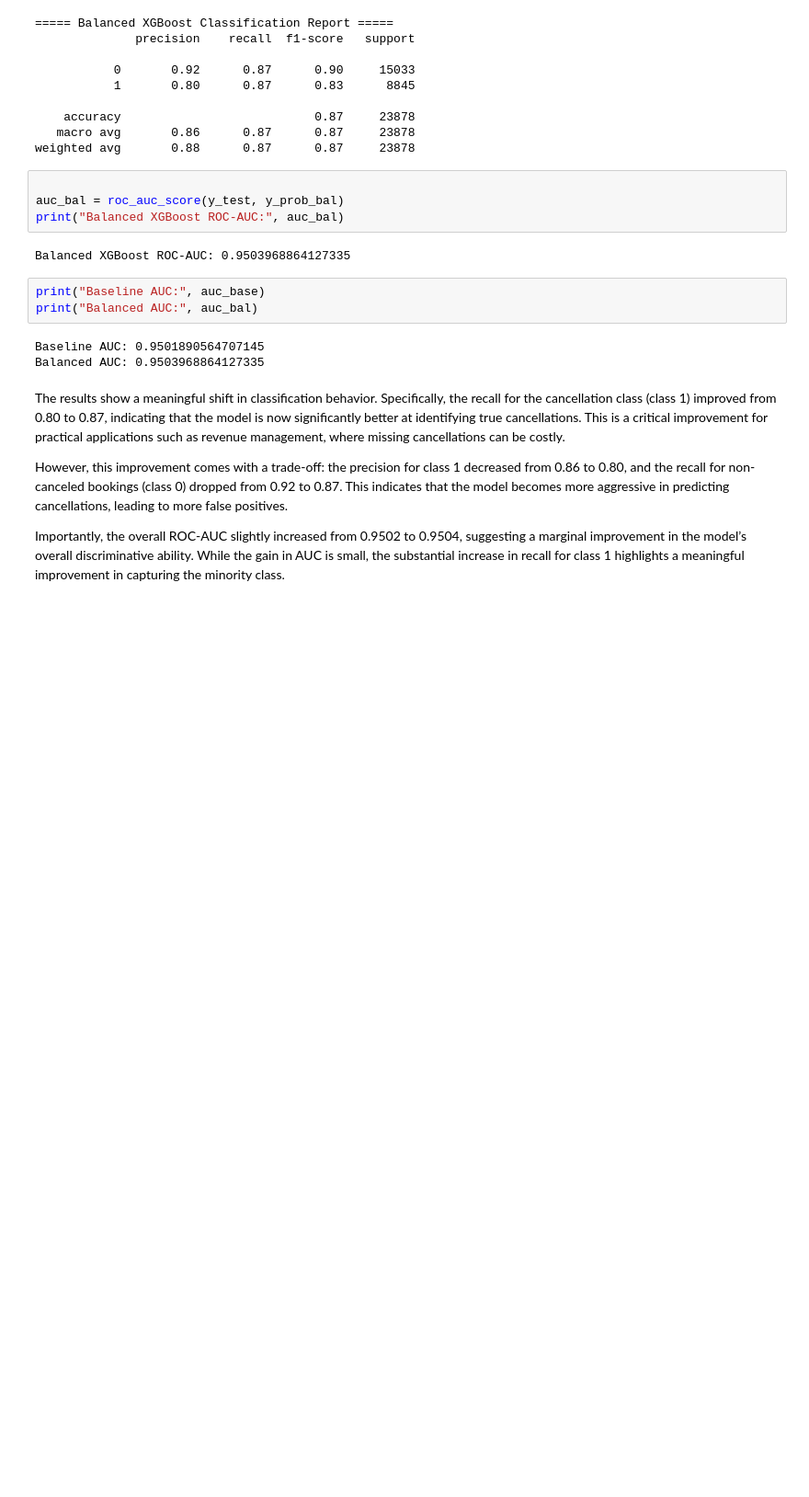
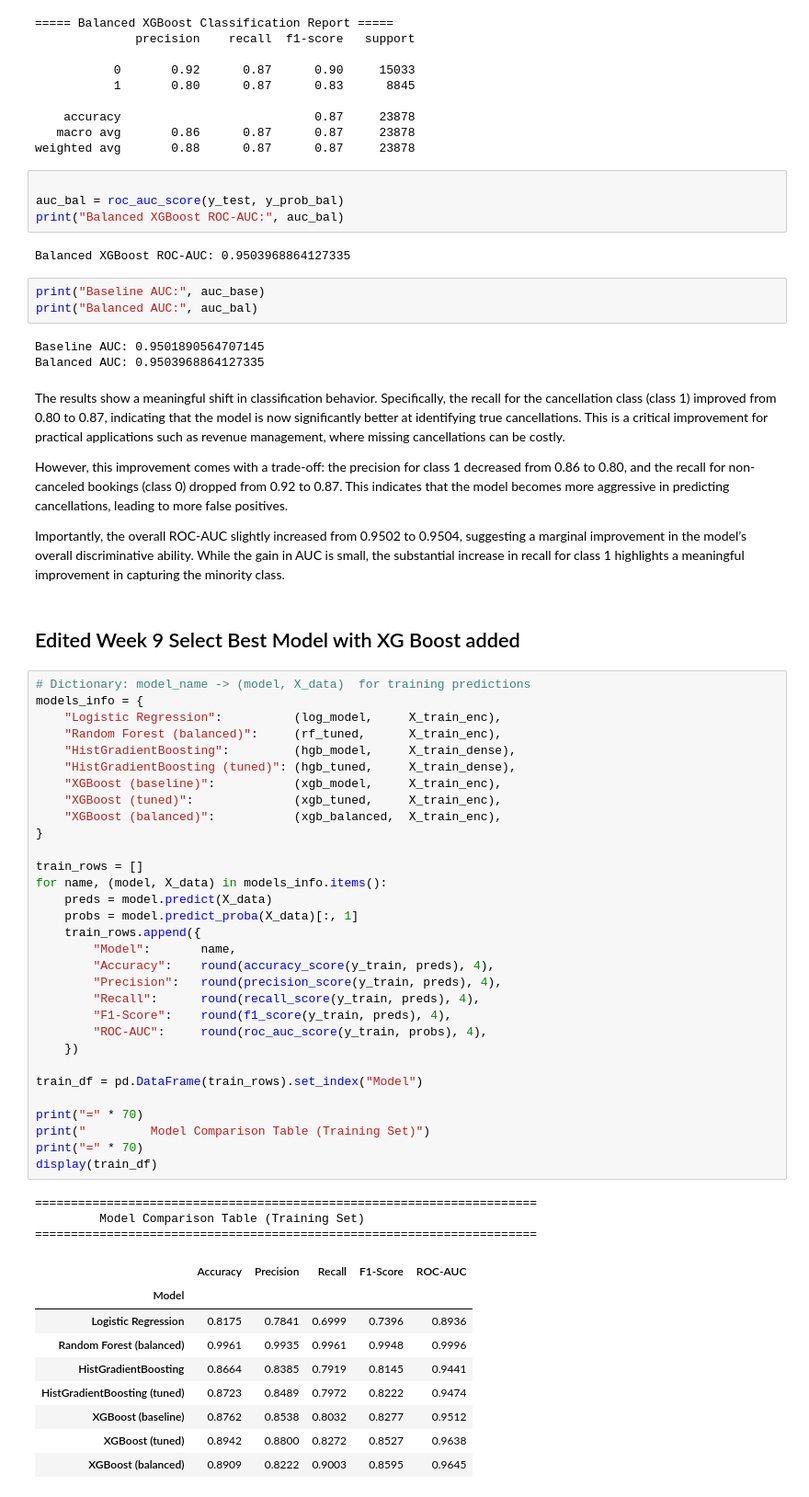
Before and after one commit to tongyuguo/GogoLeoTaki, a Jupyter notebook: notebooks/HotelBooking_Week10.ipynb, the cells around one changed output. Shown at 92% size. Saved outputs shown, nothing was run; the diff lists cells and outputs as text; blank space fills up the shorter version.

Commit message:
Add files via upload
Week 10 with xg_boost models added and updated week 9 model comparison

```diff
--- a/notebooks/HotelBooking_Week10.ipynb
+++ b/notebooks/HotelBooking_Week10.ipynb
@@ -1451,3 +1453,49 @@ The results show a meaningful shift in classification behavior. Specifically, th
 However, this improvement comes with a trade-off: the precision for class 1 decreased from 0.86 to 0.80, and the recall for non-canceled bookings (class 0) dropped from 0.92 to 0.87. This indicates that the model becomes more aggressive in predicting cancellations, leading to more false positives.
 
 Importantly, the overall ROC-AUC slightly increased from 0.9502 to 0.9504, suggesting a marginal improvement in the model’s overall discriminative ability. While the gain in AUC is small, the substantial increase in recall for class 1 highlights a meaningful improvement in capturing the minority class.
+# %% [markdown]
+## Edited Week 9 Select Best Model with XG Boost added
+# %%
+# Dictionary: model_name -> (model, X_data)  for training predictions
+models_info = {
+    "Logistic Regression":          (log_model,     X_train_enc),
+    "Random Forest (balanced)":     (rf_tuned,      X_train_enc),
+    "HistGradientBoosting":         (hgb_model,     X_train_dense),
+    "HistGradientBoosting (tuned)": (hgb_tuned,     X_train_dense),
+    "XGBoost (baseline)":           (xgb_model,     X_train_enc),
+    "XGBoost (tuned)":              (xgb_tuned,     X_train_enc),
+    "XGBoost (balanced)":           (xgb_balanced,  X_train_enc),
+}
+
+train_rows = []
+for name, (model, X_data) in models_info.items():
+    preds = model.predict(X_data)
+    probs = model.predict_proba(X_data)[:, 1]
+    train_rows.append({
+        "Model":       name,
+        "Accuracy":    round(accuracy_score(y_train, preds), 4),
+        "Precision":   round(precision_score(y_train, preds), 4),
+        "Recall":      round(recall_score(y_train, preds), 4),
+        "F1-Score":    round(f1_score(y_train, preds), 4),
+        "ROC-AUC":     round(roc_auc_score(y_train, probs), 4),
+    })
+
+train_df = pd.DataFrame(train_rows).set_index("Model")
+
+print("=" * 70)
+print("         Model Comparison Table (Training Set)")
+print("=" * 70)
+display(train_df)
+# %% [output]
+======================================================================
+         Model Comparison Table (Training Set)
+======================================================================
+|  | Accuracy | Precision | Recall | F1-Score | ROC-AUC |
+| Model |  |  |  |  |  |
+| Logistic Regression | 0.8175 | 0.7841 | 0.6999 | 0.7396 | 0.8936 |
+| Random Forest (balanced) | 0.9961 | 0.9935 | 0.9961 | 0.9948 | 0.9996 |
+| HistGradientBoosting | 0.8664 | 0.8385 | 0.7919 | 0.8145 | 0.9441 |
+| HistGradientBoosting (tuned) | 0.8723 | 0.8489 | 0.7972 | 0.8222 | 0.9474 |
+| XGBoost (baseline) | 0.8762 | 0.8538 | 0.8032 | 0.8277 | 0.9512 |
+| XGBoost (tuned) | 0.8942 | 0.8800 | 0.8272 | 0.8527 | 0.9638 |
+| XGBoost (balanced) | 0.8909 | 0.8222 | 0.9003 | 0.8595 | 0.9645 |
```
Also changed, not shown: parts of 6 cells of this notebook.
